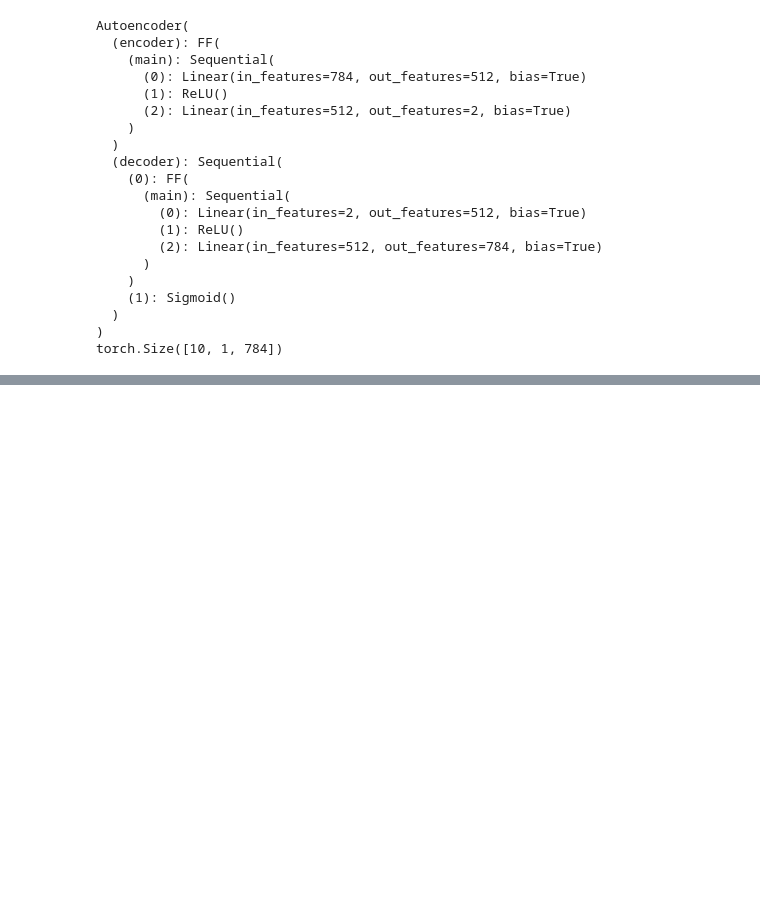
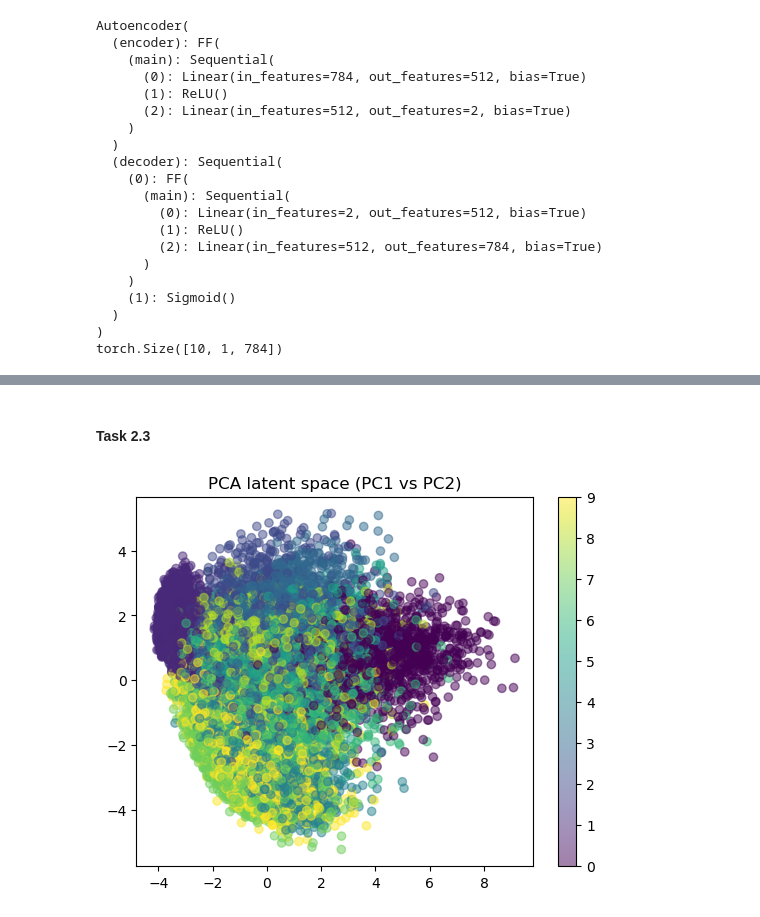
Before and after one commit to tdh424/DL-MR-GREEN, a Jupyter notebook: Assignment 2/Handin/autoencoders.ipynb, the cells around one changed output, grey strips where cells are left out. Saved outputs shown, nothing was run; the diff lists cells and outputs as text; code cells hidden in the pictures; blank space fills up the shorter version.

```diff
--- a/Assignment 2/Handin/autoencoders.ipynb
+++ b/Assignment 2/Handin/autoencoders.ipynb
@@ -172,0 +171,41 @@ plt.savefig('reconstruction.pdf')
+# %% [markdown]
+#### Task 2.3
+# %%
+from sklearn.decomposition import PCA
+
+X = data.data.reshape(len(data), -1).numpy() / 255
+y = data.targets.numpy()
+pca = PCA(n_components=32, random_state=0)
+Z = pca.fit_transform(X)
+
+class PCAEncoder(nn.Module):
+    def __init__(self, pca_obj):
+        super().__init__()
+        self.register_buffer("mean", torch.from_numpy(pca_obj.mean_).float())
+        self.register_buffer("components", torch.from_numpy(pca_obj.components_).float())
+
+    def forward(self, x):
+        x_flat = x.view(x.size(0), -1).cpu().float()
+        z = torch.matmul(x_flat - self.mean, self.components.t())
+        return z.view(x.size(0), 1, -1)
+
+class PCADecoder(nn.Module):
+    def __init__(self, pca_obj):
+        super().__init__()
+        self.register_buffer("mean", torch.from_numpy(pca_obj.mean_).float())
+        self.register_buffer("components", torch.from_numpy(pca_obj.components_).float())
+
+    def forward(self, z):
+        z_flat = z.view(z.size(0), -1).cpu().float()
+        x_hat = torch.matmul(z_flat, self.components) + self.mean
+        return x_hat.view(z.size(0), 1, -1).to(z.device)
+
+pca_encoder = PCAEncoder(pca).to(device)
+pca_decoder = PCADecoder(pca).to(device)
+# %%
+plt.figure()
+plot_latent(data_loader, pca_encoder, dim1=0, dim2=1, num_batches=100)
+plt.title("PCA latent space (PC1 vs PC2)")
+plt.savefig("pca_latent_space.pdf")
+# %% [output]
+[figure, added]
```
Also changed, not shown: parts of 5 cells of this notebook, 7 other files.
